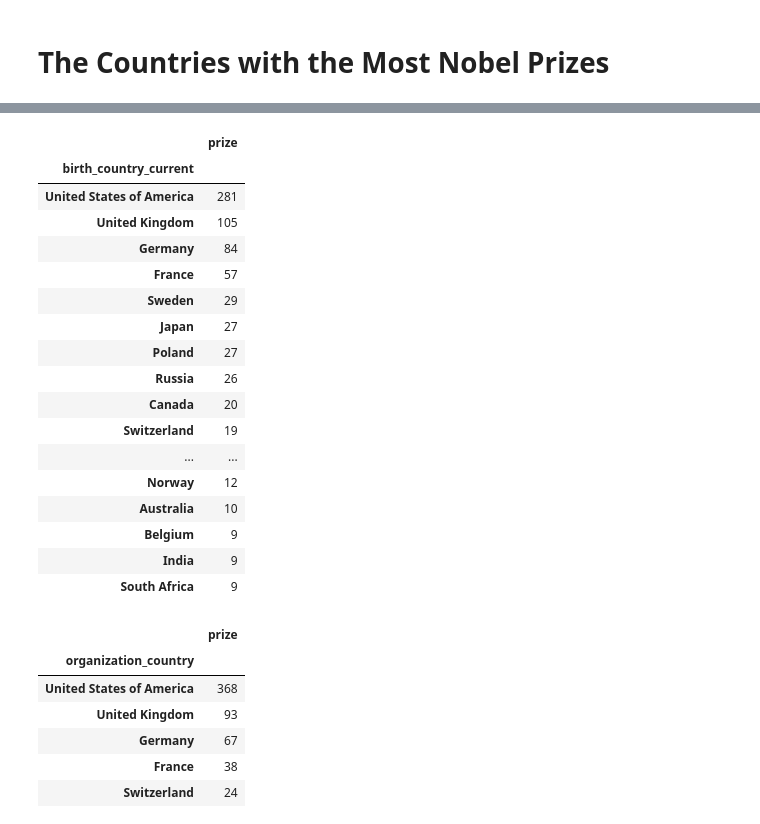
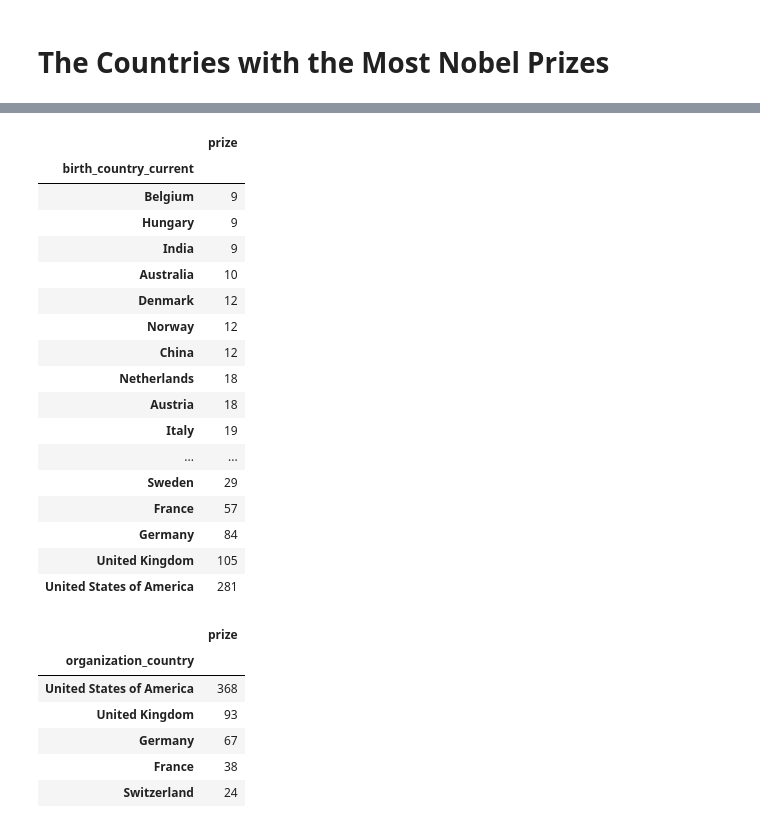
Before and after one commit to Jeff-Nibbs/nobel-data, a Jupyter notebook: Nobel_Prize_Analysis_(start).ipynb, the cells around one changed output, grey strips where cells are left out. Saved outputs shown, nothing was run; the diff lists cells and outputs as text; code cells hidden in the pictures.

```diff
--- a/Nobel_Prize_Analysis_(start).ipynb
+++ b/Nobel_Prize_Analysis_(start).ipynb
@@ -440,26 +440,27 @@ df_data[:1]
 * What is the ranking for the top 20 countries in terms of the number of prizes?
 # %%
 top20_countries = df_data.groupby(by=['birth_country_current']).agg({'prize' : pd.Series.count})
-top20_countries.sort_values(by='prize', ascending=False)[:20]
+top20_countries =  top20_countries.sort_values(by='prize', ascending=True)[-20:]
+top20_countries
 # %% [output]
 |  | prize |
 | birth_country_current |  |
+| Belgium | 9 |
+| Hungary | 9 |
+| India | 9 |
+| Australia | 10 |
+| Denmark | 12 |
+| Norway | 12 |
+| China | 12 |
+| Netherlands | 18 |
+| Austria | 18 |
+| Italy | 19 |
+| ... | ... |
+| Sweden | 29 |
+| France | 57 |
+| Germany | 84 |
+| United Kingdom | 105 |
 | United States of America | 281 |
-| United Kingdom | 105 |
-| Germany | 84 |
-| France | 57 |
-| Sweden | 29 |
-| Japan | 27 |
-| Poland | 27 |
-| Russia | 26 |
-| Canada | 20 |
-| Switzerland | 19 |
-| ... | ... |
-| Norway | 12 |
-| Australia | 10 |
-| Belgium | 9 |
-| India | 9 |
-| South Africa | 9 |
 # %%
 top20_countries2 = df_data.groupby(by=['organization_country']).agg({'prize' : pd.Series.count})
 top20_countries2.sort_values(by='prize', ascending=False)[:20]
```
Also changed, not shown: parts of 1 cell of this notebook.
